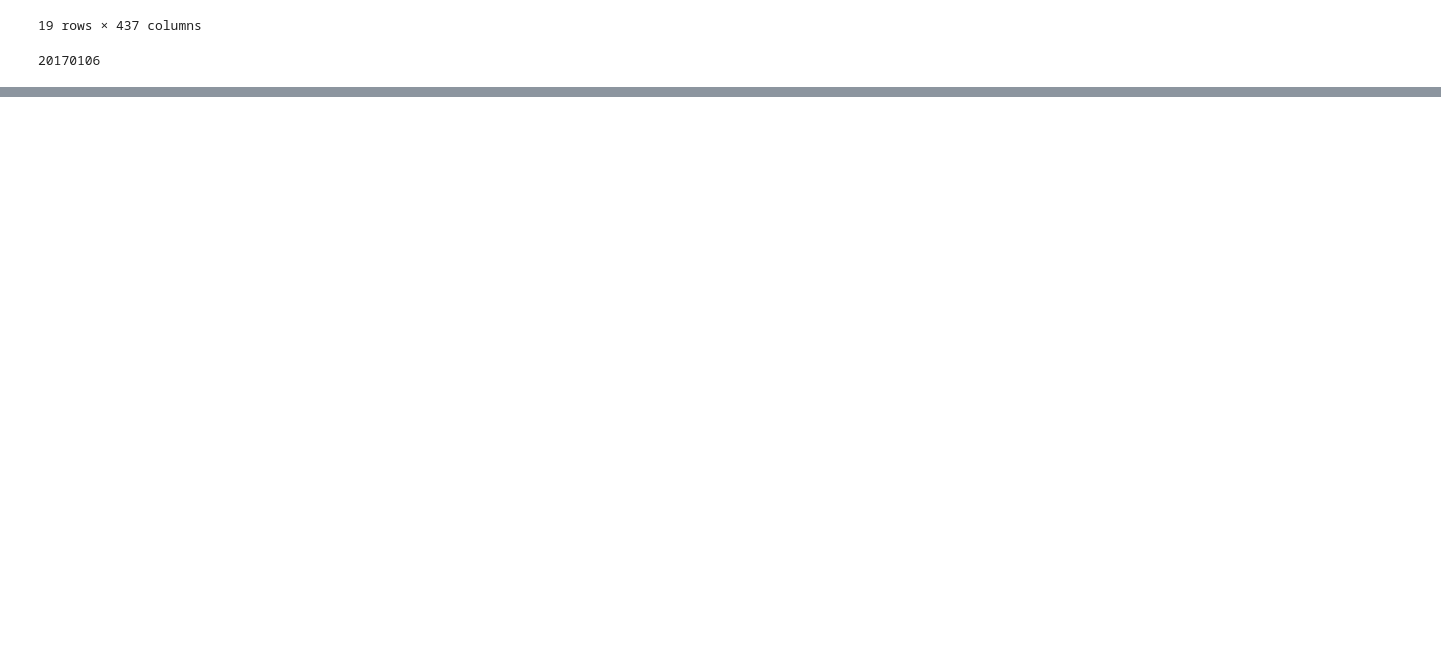
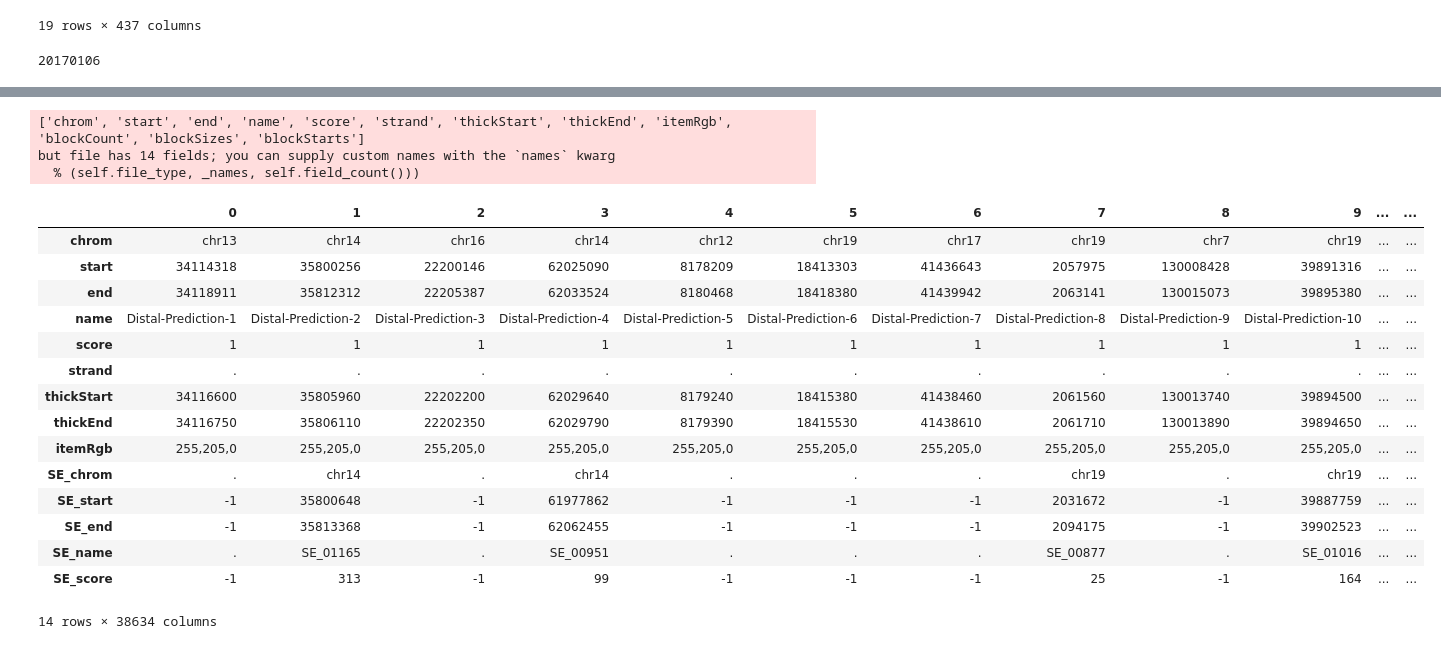
Before and after one commit to mvanzetti/thesis, a Jupyter notebook: notebooks/File Processing Analysis.ipynb, the cells around one changed output, grey strips where cells are left out. Saved outputs shown, nothing was run; the diff lists cells and outputs as text; code cells hidden in the pictures; blank space fills up the shorter version.

Commit message:
[#137210469] Added overlap ENCODE dbSUPER analysis and results

```diff
--- a/notebooks/File Processing Analysis.ipynb
+++ b/notebooks/File Processing Analysis.ipynb
@@ -277,0 +280,11 @@ d
+# %%
+# load sample and overlap files generated by dbSUPER overlap tool
+dbSUPER_filepath = '/Users/manuel/development/thesis/staging/dbSUPER/'
+sample_bed_filepath = dbSUPER_filepath + 'adrenal_gland_ENCODE_sample.bed'
+sample_bed = BedTool(sample_bed_filepath)
+
+sample_ovlpby_dbSUPER_bed_filepath = dbSUPER_filepath + 'overlapped/adrenal_gland_overlapped_by_dbSUPER.bed'
+sample_ovlpby_dbSUPER_bed = BedTool(sample_ovlpby_dbSUPER_bed_filepath)
+
+dbSUPER_ovlpby_sample_bed_filepath = dbSUPER_filepath + 'overlapped/dbSuper_overlapped_by_adrenal_gland.bed'
+dbSUPER_ovlpby_sample_bed = BedTool(dbSUPER_ovlpby_sample_bed_filepath)
@@ -277,0 +368,23 @@ d
+# %%
+# find overlaps using pybedtools
+adrenal_gland_dbSUPER_bed_filepath = dbSUPER_filepath + 'adrenal_gland_dbSUPER_sample.bed'
+adrenal_gland_dbSUPER_bed = BedTool(adrenal_gland_dbSUPER_bed_filepath)
+
+adrenal_gland_ENCODE_bed_filepath = dbSUPER_filepath + 'adrenal_gland_ENCODE_sample.bed'
+adrenal_gland_ENCODE_bed = BedTool(adrenal_gland_ENCODE_bed_filepath)
+# %%
+# wa = mantains the original A feature for A.intersect(B), u = unique,
+# loj = Left outer join: report features in A with and without overlaps
+# f = by default, bedtools intersect will report an overlap between A and B
+# so long as there is at least one base pair is overlapping.
+# To restrict reported overlaps between A and B to cases where the feature in B overlaps at least X% (e.g. 50%)
+# of the A feature
+
+#the exact list obtained from the upload tool is obtainable with:
+#ag_dbSUPER_intersect_ENCODE = adrenal_gland_dbSUPER_bed.intersect(adrenal_gland_ENCODE_bed, wa=True, f=0.1)
+
+ag_dbSUPER_intersect_ENCODE = adrenal_gland_dbSUPER_bed.intersect(adrenal_gland_ENCODE_bed, wa=True, f=0.1)
+ag_ENCODE_intersect_dbSUPER = adrenal_gland_ENCODE_bed.intersect(adrenal_gland_dbSUPER_bed, loj=True, f=0.1)
+
+print(len(ag_dbSUPER_intersect_ENCODE), "dbSUPER.intersect(ENCODE) results")
+print(len(ag_ENCODE_intersect_dbSUPER), "ENCODE.intersect(dbSUPER) results")
@@ -277,0 +404,26 @@ d
+# %%
+ag_overlap_df = ag_ENCODE_intersect_dbSUPER.to_dataframe()
+ag_overlap_df.columns = \
+['chrom', 'start', 'end', 'name', 'score', 'strand', 'thickStart', 'thickEnd', 'itemRgb', 'SE_chrom', \
+ 'SE_start', 'SE_end', 'SE_name', 'SE_score']
+ag_overlap_df.T
+# %% [output]
+['chrom', 'start', 'end', 'name', 'score', 'strand', 'thickStart', 'thickEnd', 'itemRgb', 'blockCount', 'blockSizes', 'blockStarts']
+but file has 14 fields; you can supply custom names with the `names` kwarg
+  % (self.file_type, _names, self.field_count()))
+|  | 0 | 1 | 2 | 3 | 4 | 5 | 6 | 7 | 8 | 9 | ... | ... |
+| chrom | chr13 | chr14 | chr16 | chr14 | chr12 | chr19 | chr17 | chr19 | chr7 | chr19 | ... | ... |
+| start | 34114318 | 35800256 | 22200146 | 62025090 | 8178209 | 18413303 | 41436643 | 2057975 | 130008428 | 39891316 | ... | ... |
+| end | 34118911 | 35812312 | 22205387 | 62033524 | 8180468 | 18418380 | 41439942 | 2063141 | 130015073 | 39895380 | ... | ... |
+| name | Distal-Prediction-1 | Distal-Prediction-2 | Distal-Prediction-3 | Distal-Prediction-4 | Distal-Prediction-5 | Distal-Prediction-6 | Distal-Prediction-7 | Distal-Prediction-8 | Distal-Prediction-9 | Distal-Prediction-10 | ... | ... |
+| score | 1 | 1 | 1 | 1 | 1 | 1 | 1 | 1 | 1 | 1 | ... | ... |
+| strand | . | . | . | . | . | . | . | . | . | . | ... | ... |
+| thickStart | 34116600 | 35805960 | 22202200 | 62029640 | 8179240 | 18415380 | 41438460 | 2061560 | 130013740 | 39894500 | ... | ... |
+| thickEnd | 34116750 | 35806110 | 22202350 | 62029790 | 8179390 | 18415530 | 41438610 | 2061710 | 130013890 | 39894650 | ... | ... |
+| itemRgb | 255,205,0 | 255,205,0 | 255,205,0 | 255,205,0 | 255,205,0 | 255,205,0 | 255,205,0 | 255,205,0 | 255,205,0 | 255,205,0 | ... | ... |
+| SE_chrom | . | chr14 | . | chr14 | . | . | . | chr19 | . | chr19 | ... | ... |
+| SE_start | -1 | 35800648 | -1 | 61977862 | -1 | -1 | -1 | 2031672 | -1 | 39887759 | ... | ... |
+| SE_end | -1 | 35813368 | -1 | 62062455 | -1 | -1 | -1 | 2094175 | -1 | 39902523 | ... | ... |
+| SE_name | . | SE_01165 | . | SE_00951 | . | . | . | SE_00877 | . | SE_01016 | ... | ... |
+| SE_score | -1 | 313 | -1 | 99 | -1 | -1 | -1 | 25 | -1 | 164 | ... | ... |
+14 rows × 38634 columns
```
Also changed, not shown: parts of 22 cells of this notebook, 2 other files.
